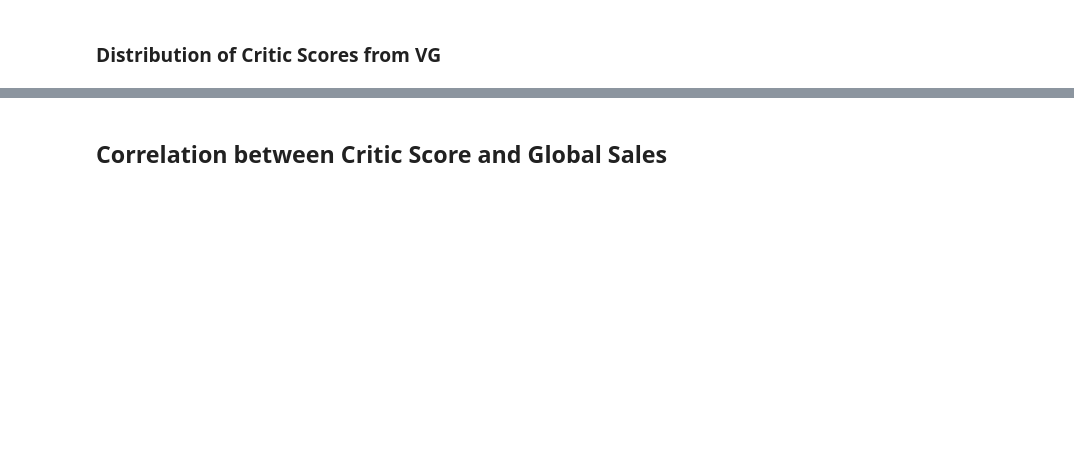
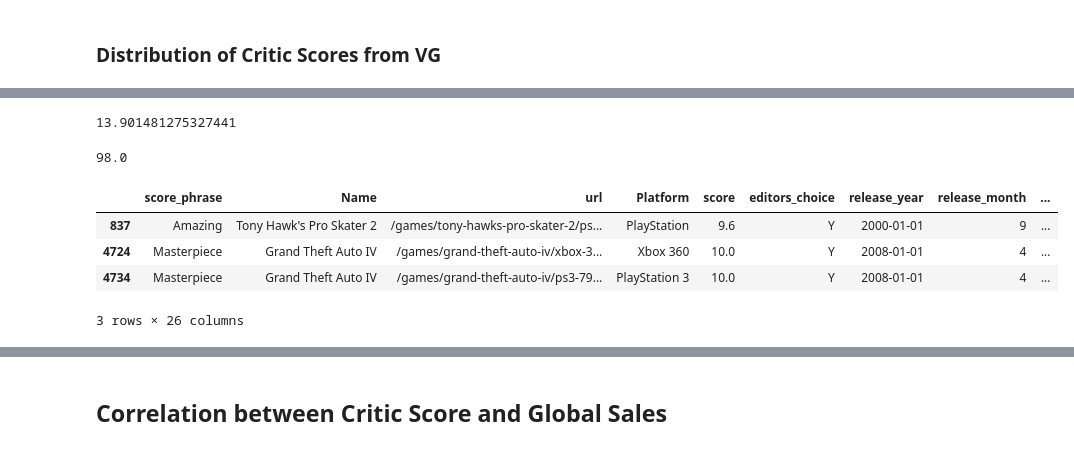
Before and after one commit to s-leung/videogameproject, a Jupyter notebook: VG Project Data Viz.ipynb, the cells around one changed output, grey strips where cells are left out. Drawn from its saved outputs; the diff is of its cells as text; code cells hidden in the pictures; blank space fills up the shorter version.

```diff
--- a/VG Project Data Viz.ipynb
+++ b/VG Project Data Viz.ipynb
@@ -280,3 +359,19 @@ plt.show()
+# %%
+df.Critic_Score.std()
+# %% [output]
+13.901481275327441
+# %%
+df.Critic_Score.max()
+# %% [output]
+98.0
+# %%
+df[df.Critic_Score==98.0]
+# %% [output]
+|  | score_phrase | Name | url | Platform | score | editors_choice | release_year | release_month | ... |
+| 837 | Amazing | Tony Hawk's Pro Skater 2 | /games/tony-hawks-pro-skater-2/ps... | PlayStation | 9.6 | Y | 2000-01-01 | 9 | ... |
+| 4724 | Masterpiece | Grand Theft Auto IV | /games/grand-theft-auto-iv/xbox-3... | Xbox 360 | 10.0 | Y | 2008-01-01 | 4 | ... |
+| 4734 | Masterpiece | Grand Theft Auto IV | /games/grand-theft-auto-iv/ps3-79... | PlayStation 3 | 10.0 | Y | 2008-01-01 | 4 | ... |
+3 rows × 26 columns
 # %%
 fig2, ax2 = plt.subplots(figsize=(10,5))
 
```
Also changed, not shown: parts of 21 cells of this notebook.
